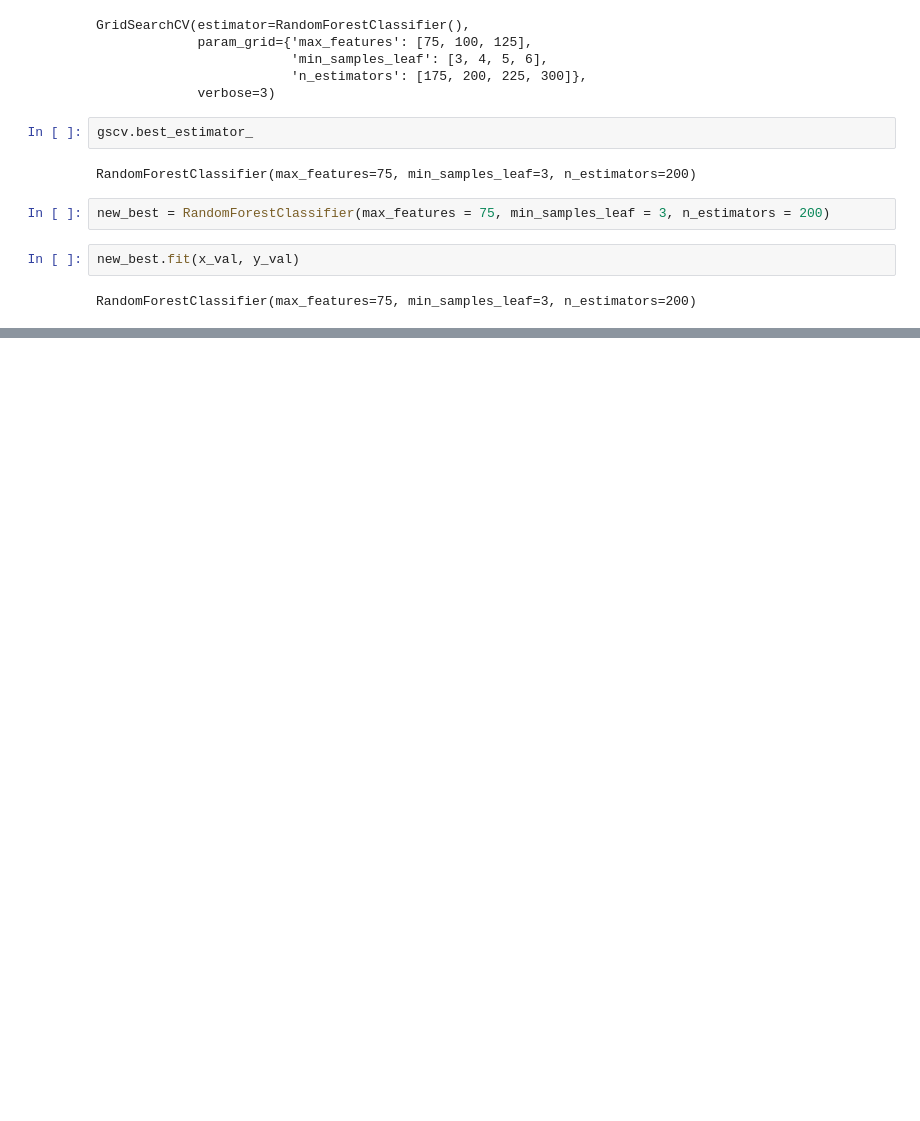
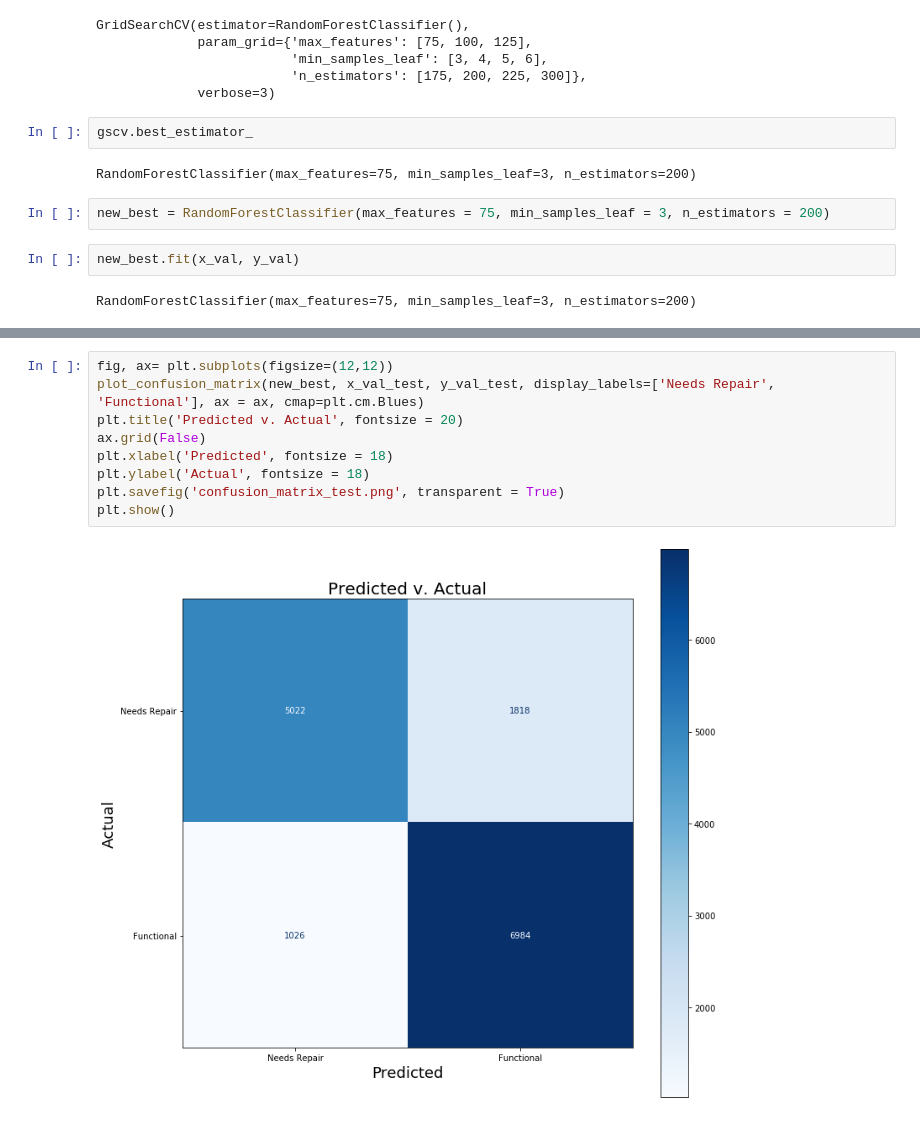
Before and after one commit to MWilliamson96/Tanzania_Well_Competition, a Jupyter notebook: eda/Matt_from_scratch.ipynb, the cells around one changed output, grey strips where cells are left out. Saved outputs shown, nothing was run; the diff lists cells and outputs as text; blank space fills up the shorter version.

```diff
--- a/eda/Matt_from_scratch.ipynb
+++ b/eda/Matt_from_scratch.ipynb
@@ -229,0 +241,11 @@ new_best.score(x_val_test, y_val_test)
+# %%
+fig, ax= plt.subplots(figsize=(12,12))
+plot_confusion_matrix(new_best, x_val_test, y_val_test, display_labels=['Needs Repair', 'Functional'], ax = ax, cmap=plt.cm.Blues)
+plt.title('Predicted v. Actual', fontsize = 20)
+ax.grid(False)
+plt.xlabel('Predicted', fontsize = 18)
+plt.ylabel('Actual', fontsize = 18)
+plt.savefig('confusion_matrix_test.png', transparent = True)
+plt.show()
+# %% [output]
+[figure, added]
```
Also changed, not shown: parts of 3 cells of this notebook, 4 other files.
